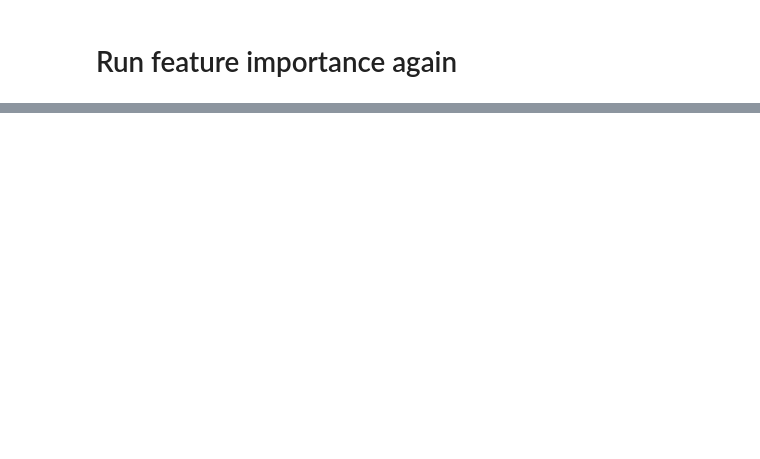
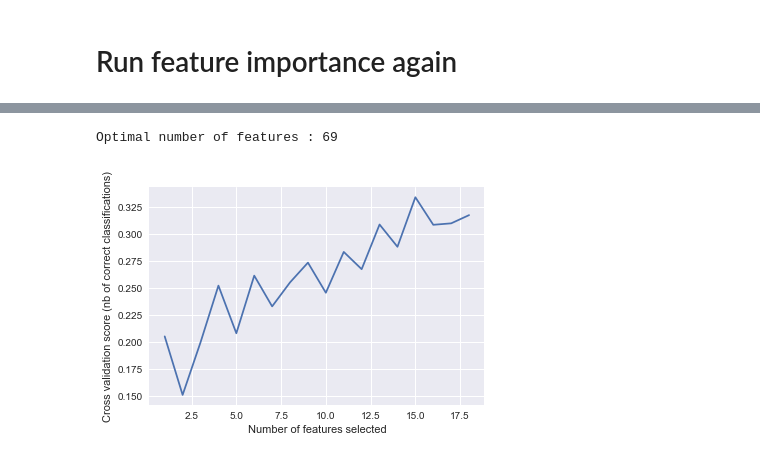
Before and after one commit to pietrodimarco91/Machine-Learning-Project-Loan-Default-Prediction, a Jupyter notebook: Feature selection.ipynb, the cells around one changed output, grey strips where cells are left out. Cells and saved outputs as stored; diff of their text form; code cells hidden in the pictures; blank space fills up the shorter version.

```diff
--- a/Feature selection.ipynb
+++ b/Feature selection.ipynb
@@ -274,0 +407,12 @@ Train accuracy of random forest: 0.9995908346972177
+# %%
+from sklearn.preprocessing import StandardScaler
+X_small = StandardScaler().fit_transform(X_small)
+# %%
+svc = SVC(kernel='linear', C=1.1, cache_size=1024, max_iter=1000000)
+
+mod = RandomForestClassifier(n_estimators=100)
+# %%
+rfecv = RFECV(estimator=mod, step=5, cv=StratifiedKFold(3),
+              scoring='f1', verbose=1)
+# %%
+rfecv.fit(X_small, y_small)
@@ -274,0 +445,12 @@ Train accuracy of random forest: 0.9995908346972177
+# %%
+print("Optimal number of features : %d" % rfecv.n_features_)
+
+# Plot number of features VS. cross-validation scores
+plt.figure()
+plt.xlabel("Number of features selected")
+plt.ylabel("Cross validation score (nb of correct classifications)")
+plt.plot(range(1, len(rfecv.grid_scores_) + 1), rfecv.grid_scores_)
+plt.show()
+# %% [output]
+Optimal number of features : 69
+[figure, added]
```
Also changed, not shown: parts of 54 cells of this notebook.
